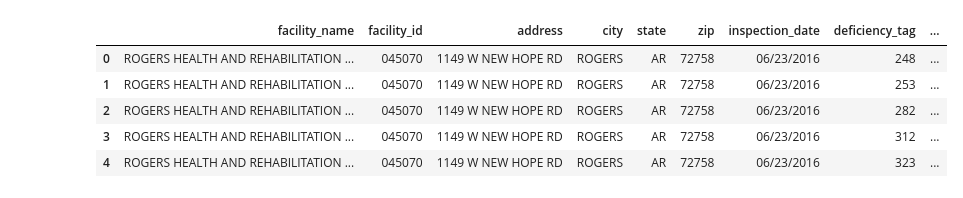
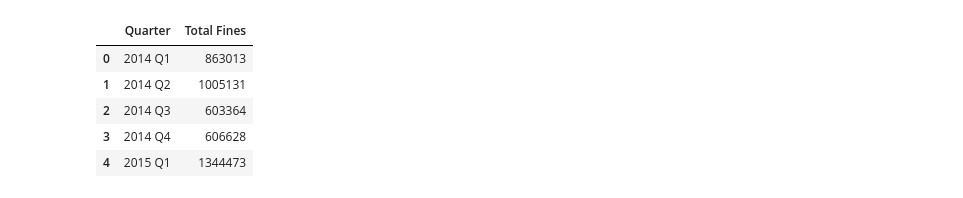
Before and after one commit to elenamlutz/data-studio-projects, a Jupyter notebook: Week 1/Nursing Homes in Texas.ipynb, the cells around one changed output. Saved outputs shown, nothing was run; the diff lists cells and outputs as text; code cells hidden in the pictures.

```diff
--- a/Week 1/Nursing Homes in Texas.ipynb
+++ b/Week 1/Nursing Homes in Texas.ipynb
@@ -31,9 +191,19 @@ df.head()
+# %%
+df = df.stack()
+# %%
+df=df.reset_index()
+# %%
+df=df.drop(['level_0'], axis=1)
+# %%
+df = df.rename(columns={'level_1': 'Quarter',
+                        0: 'Total Fines'
+                       })
 # %%
-df2.head()
+df.head()
 # %% [output]
-|  | facility_name | facility_id | address | city | state | zip | inspection_date | deficiency_tag | ... |
-| 0 | ROGERS HEALTH AND REHABILITATION ... | 045070 | 1149 W NEW HOPE RD | ROGERS | AR | 72758 | 06/23/2016 | 248 | ... |
-| 1 | ROGERS HEALTH AND REHABILITATION ... | 045070 | 1149 W NEW HOPE RD | ROGERS | AR | 72758 | 06/23/2016 | 253 | ... |
-| 2 | ROGERS HEALTH AND REHABILITATION ... | 045070 | 1149 W NEW HOPE RD | ROGERS | AR | 72758 | 06/23/2016 | 282 | ... |
-| 3 | ROGERS HEALTH AND REHABILITATION ... | 045070 | 1149 W NEW HOPE RD | ROGERS | AR | 72758 | 06/23/2016 | 312 | ... |
-| 4 | ROGERS HEALTH AND REHABILITATION ... | 045070 | 1149 W NEW HOPE RD | ROGERS | AR | 72758 | 06/23/2016 | 323 | ... |
+|  | Quarter | Total Fines |
+| 0 | 2014 Q1 | 863013 |
+| 1 | 2014 Q2 | 1005131 |
+| 2 | 2014 Q3 | 603364 |
+| 3 | 2014 Q4 | 606628 |
+| 4 | 2015 Q1 | 1344473 |
```
Also changed, not shown: parts of 50 cells of this notebook.
